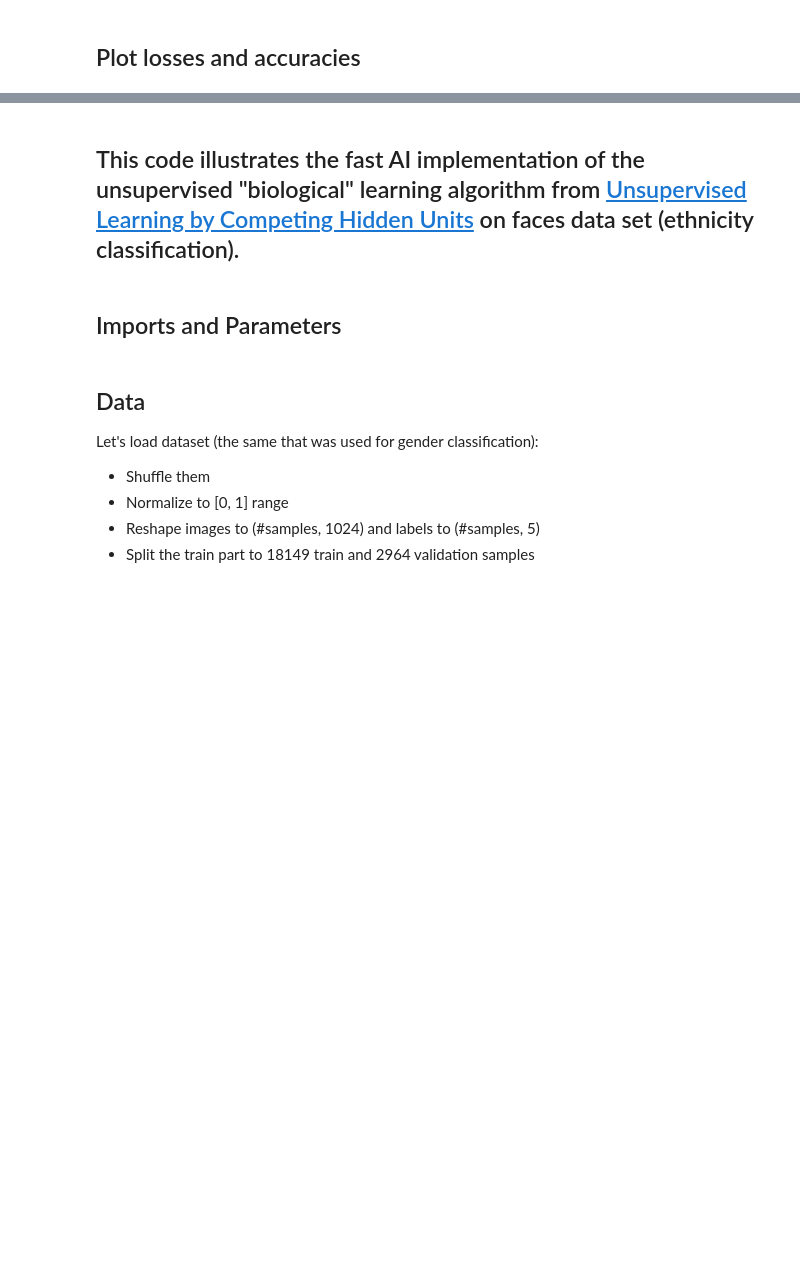
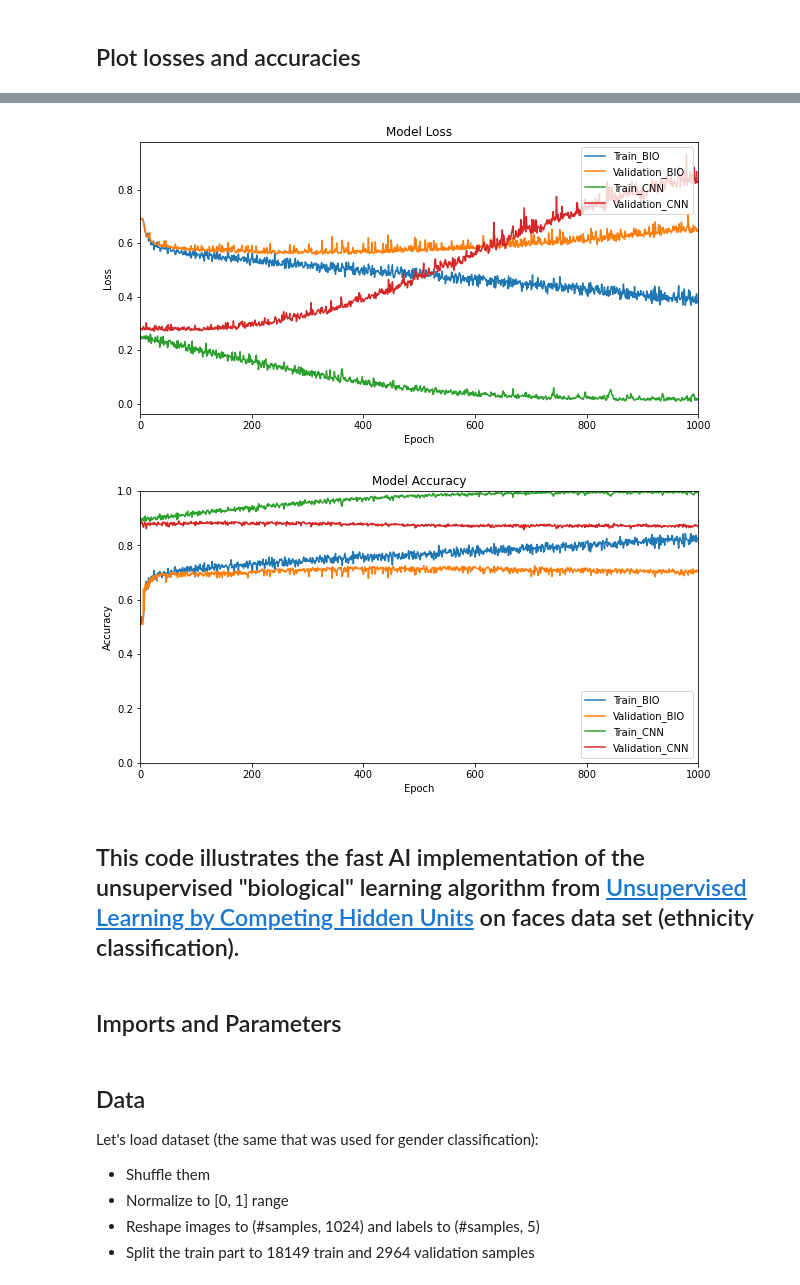
Before and after one commit to heydarshahi/Biological_Learning, a Jupyter notebook: Unsupervised learning on Face (Gender, Ethicity).ipynb, the cells around one changed output, grey strips where cells are left out. Cells and saved outputs as stored; diff of their text form; code cells hidden in the pictures; blank space fills up the shorter version.

```diff
--- a/Unsupervised learning on Face (Gender, Ethicity).ipynb
+++ b/Unsupervised learning on Face (Gender, Ethicity).ipynb
@@ -437,8 +446,8 @@ Final Validation Accuracy: 0.8290895
 # %% [markdown]
  ## Define the CNN+BIO model
 # %%
-x_hid_train3 = x_hid_train.reshape(x_hid_train.shape[0], 48, 48, 1)
-x_hid_val3 = x_hid_val.reshape(x_hid_val.shape[0], 48, 48, 1)
-x_hid_test3 = x_hid_test.reshape(x_hid_test.shape[0], 48, 48, 1)
+x_hid_train3 = x_hid_train.reshape(x_hid_train.shape[0], 10, 10, 10)
+x_hid_val3 = x_hid_val.reshape(x_hid_val.shape[0], 10, 10, 10)
+x_hid_test3 = x_hid_test.reshape(x_hid_test.shape[0], 10, 10, 10)
 # %%
 bio_cnn_model = models.Sequential([
@@ -488,7 +497,7 @@ validation_generator = train_datagen.flow(
 bio_cnn_model_history = bio_cnn_model.fit(
       train_generator,
       steps_per_epoch=len(x_hid_val3)/ 100,
-      epochs=100,
+      epochs=1000,
       validation_data=validation_generator,
       verbose=1)
 # %% [output]
@@ -569,7 +578,7 @@ validation_generator = train_datagen.flow(
 cnn_model_history = cnn_model.fit(
       train_generator,
       steps_per_epoch=len(x_val3)/ 100,
-      epochs=100,
+      epochs=1000,
       validation_data=validation_generator,
       verbose=1)
 # %% [output]
@@ -613,8 +621,8 @@ plt.title('Model Loss')
 plt.ylabel('Loss')
 plt.xlabel('Epoch')
 # plt.ylim(0, 1)
-plt.xlim(0, 100)
-plt.legend(['Train_BIO', 'Validation_BIO', 'Train_BP', 'Validation_BP'], loc='upper right')
+plt.xlim(0, 1000)
+plt.legend(['Train_BIO', 'Validation_BIO', 'Train_CNN', 'Validation_CNN'], loc='upper right')
 plt.show()
 
 plt.figure(figsize=(10, 5))
@@ -628,7 +636,7 @@ plt.title('Model Accuracy')
 plt.ylabel('Accuracy')
 plt.xlabel('Epoch')
 plt.ylim(0, 1)
-plt.xlim(0, 100)
-plt.legend(['Train_BIO', 'Validation_BIO', 'Train_CNN', 'Validation_'], loc='lower right')
+plt.xlim(0, 1000)
+plt.legend(['Train_BIO', 'Validation_BIO', 'Train_CNN', 'Validation_CNN'], loc='lower right')
 plt.show()
 # %% [output]
@@ -639,3 +643,5 @@ plt.show()
+[figure, added]
+[figure, added]
 # %% [markdown]
 ## This code illustrates the fast AI implementation of the unsupervised "biological" learning algorithm from [Unsupervised Learning by Competing Hidden Units](https://doi.org/10.1073/pnas.1820458116) on faces data set (ethnicity classification).
 # %% [markdown]
```
Also changed, not shown: parts of 25 cells of this notebook, 1 other file.
